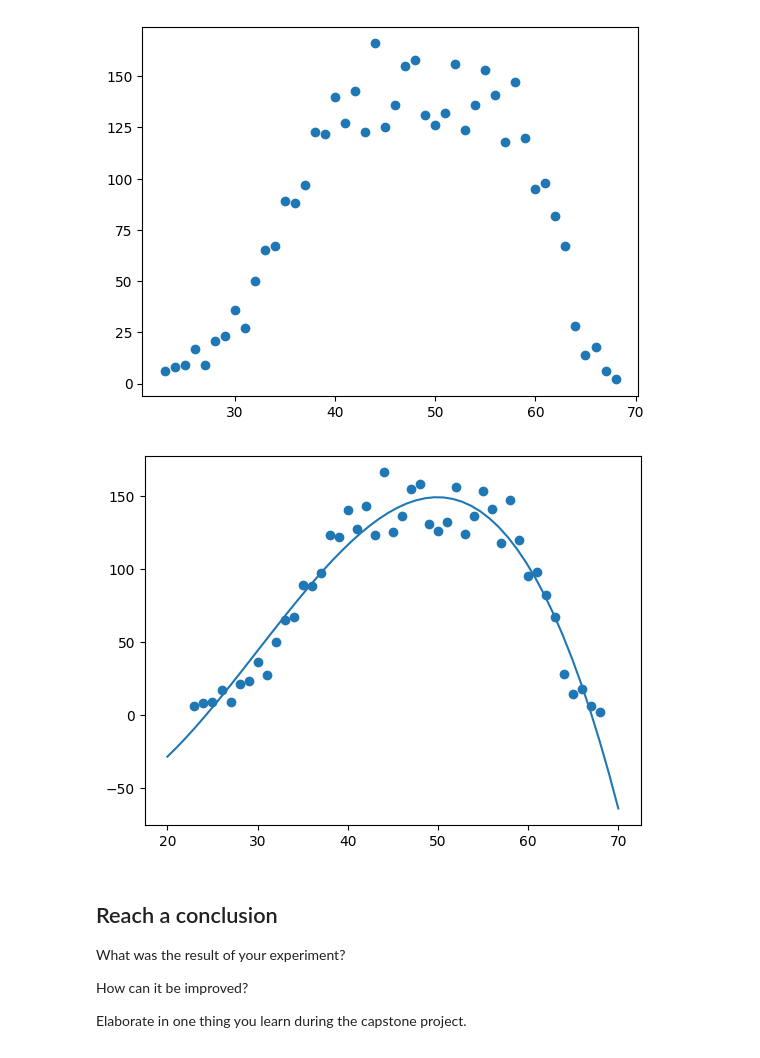
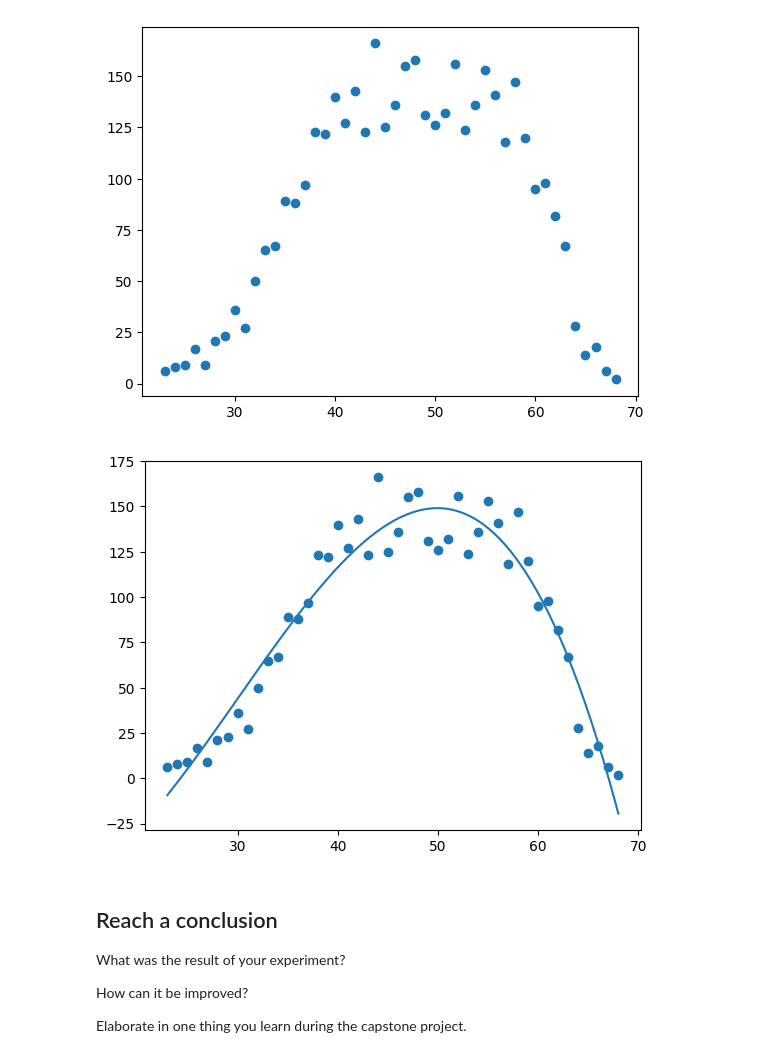
Before and after one commit to ChanaAyde/capstone, a Jupyter notebook: capstone.ipynb, the cells around one changed output. Saved outputs shown, nothing was run; the diff lists cells and outputs as text; code cells hidden in the pictures.

```diff
--- a/capstone.ipynb
+++ b/capstone.ipynb
@@ -219,31 +219,16 @@ plt.scatter(df_clean_3["Age"], df_clean_3["Count"])
 # %%
 import numpy
 import matplotlib.pyplot as plt
 
 model = numpy.poly1d(numpy.polyfit( df_clean_3["Age"], df_clean_3["Count"], 3))
 
-myline = numpy.linspace(20, 70, 50)
+myline = numpy.linspace(23, 68, 150)
 
 plt.scatter(df_clean_3["Age"], df_clean_3["Count"])
 plt.plot(myline, model(myline))
 plt.show()
-
-# age_array = df_clean_3["Age"].to_numpy()[:, np.newaxis]
-# age_array.shape
-
-# model.fit(age_array, df_clean_3["Count"])
-
-# print(model.coef_, model.intercept_)
-
-# xfit = np.linspace(20, 80)
-# Xfit = xfit[:, np.newaxis]
-# yfit = model.predict(Xfit)
-# print(yfit)
-
-# plt.scatter(df_clean_3["Age"], df_clean_3["Count"])
-# plt.plot(xfit, yfit)
 # %% [output]
-[figure, old version]
+[figure, new version]
 # %% [markdown]
 ## Reach a conclusion
 
```
